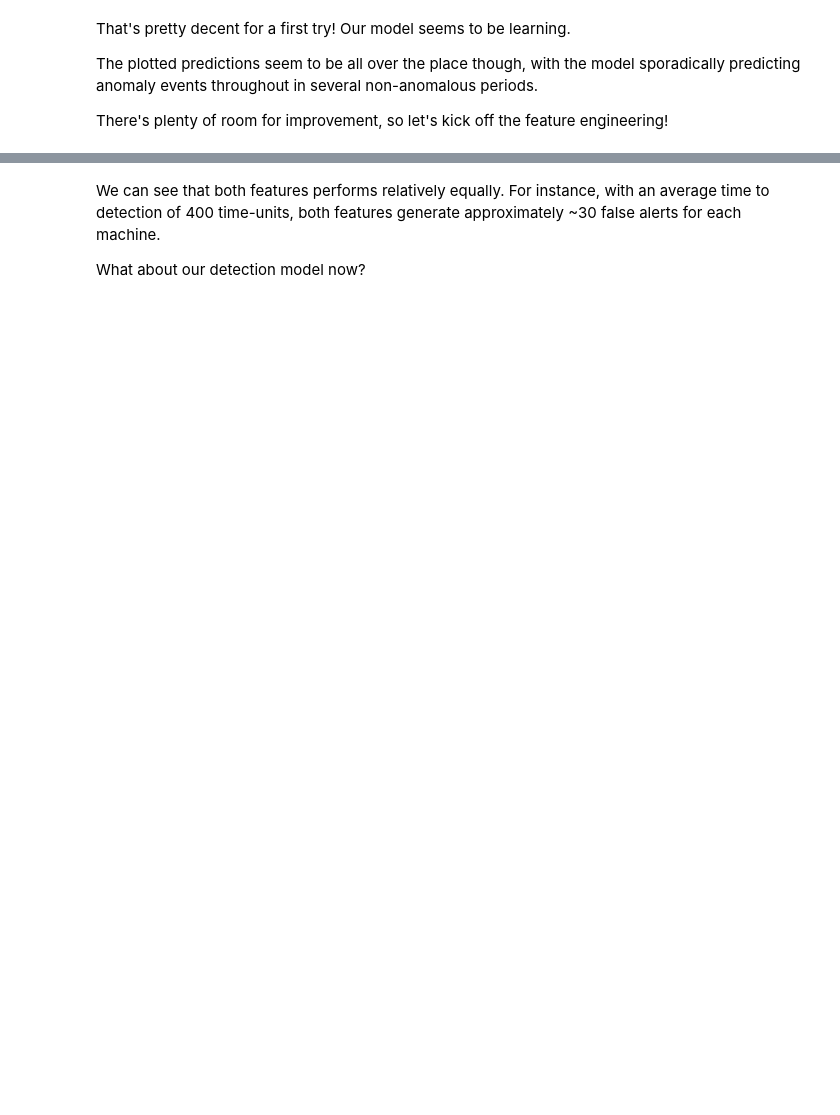
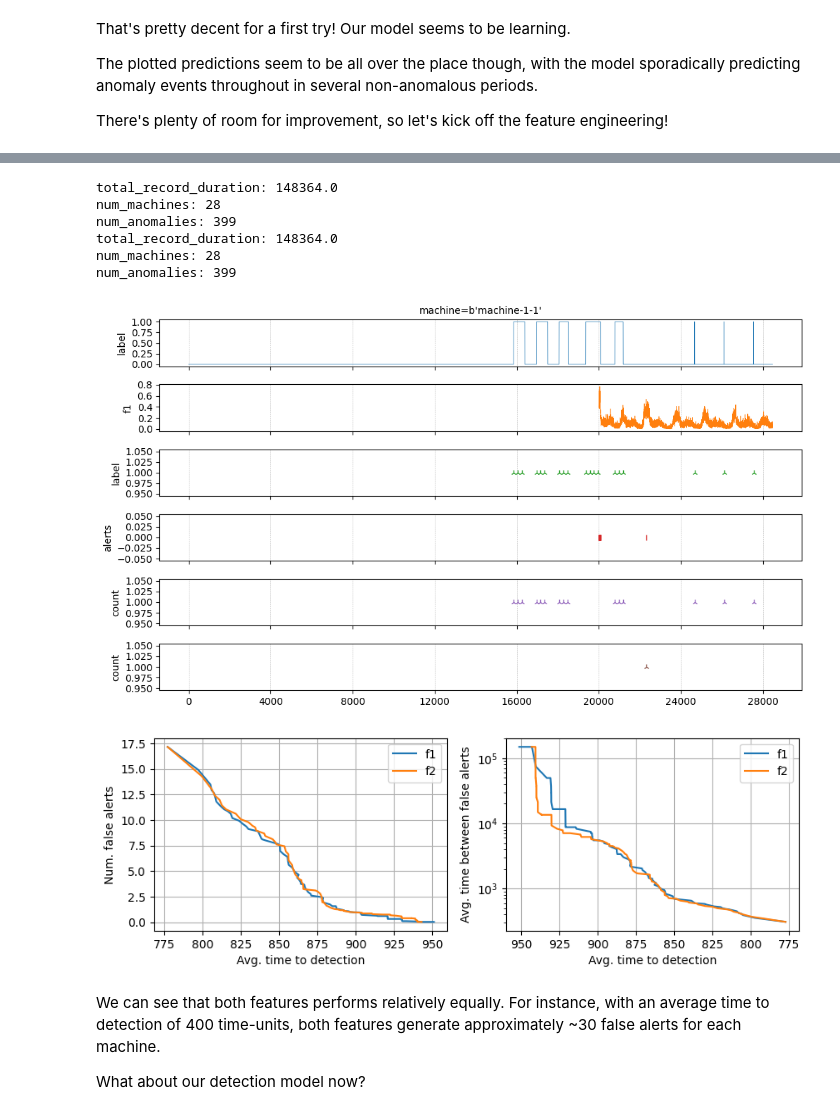
Before and after one commit to Alignment-Lab-AI/temporian, a Jupyter notebook: docs/src/tutorials/anomaly_detection_unsupervised.ipynb, the cells around one changed output, grey strips where cells are left out. Drawn from its saved outputs; the diff is of its cells as text; code cells hidden in the pictures; blank space fills up the shorter version.

```diff
--- a/docs/src/tutorials/anomaly_detection_unsupervised.ipynb
+++ b/docs/src/tutorials/anomaly_detection_unsupervised.ipynb
@@ -379,35 +533,44 @@ def plot_detection_amoc(amoc_dict: Dict[str, List[ThresholdEval]]):
     for name, amoc in amoc_dict.items():
         ax = axs[0,0]
         ax.plot([e.average_time_to_detection for e in amoc],
                 [e.num_false_alerts for e in amoc],
                label=name)
 
         ax = axs[0,1]
         ax.plot([e.average_time_to_detection for e in amoc if e.num_false_alerts != 0],
                 [e.total_record_duration / e.num_false_alerts for e in amoc if e.num_false_alerts != 0],
                label=name)
 
     ax = axs[0,0]
     ax.set_xlabel("Avg. time to detection")
     ax.set_ylabel("Num. false alerts")
     ax.legend()
     ax.grid(True)
 
     ax = axs[0,1]
     ax.set_xlabel("Avg. time to detection")
     ax.set_ylabel("Avg. time between false alerts")
     ax.set_yscale("log")
     ax.invert_xaxis()
     ax.legend()
     ax.grid(True)
 
-amoc_f1 = compute_detection_amoc(raw_dataset["label"], raw_dataset["f1"])
-amoc_f2 = compute_detection_amoc(raw_dataset["label"], raw_dataset["f2"], plot_first=False)
+amoc_f1 = compute_detection_amoc(augmented_dataset["label"], test_dataset["f1"])
+amoc_f2 = compute_detection_amoc(augmented_dataset["label"], test_dataset["f2"], plot_first=False)
 
 plot_detection_amoc({
     "f1":amoc_f1,
     "f2":amoc_f2,
 })
+# %% [output]
+total_record_duration: 148364.0
+num_machines: 28
+num_anomalies: 399
+total_record_duration: 148364.0
+num_machines: 28
+num_anomalies: 399
+[figure, added]
+[figure, added]
 # %% [markdown]
 We can see that both features performs relatively equally.
 For instance, with an average time to detection of 400 time-units, both features generate approximately ~30 false alerts for each machine.
```
Also changed, not shown: parts of 16 cells of this notebook.
